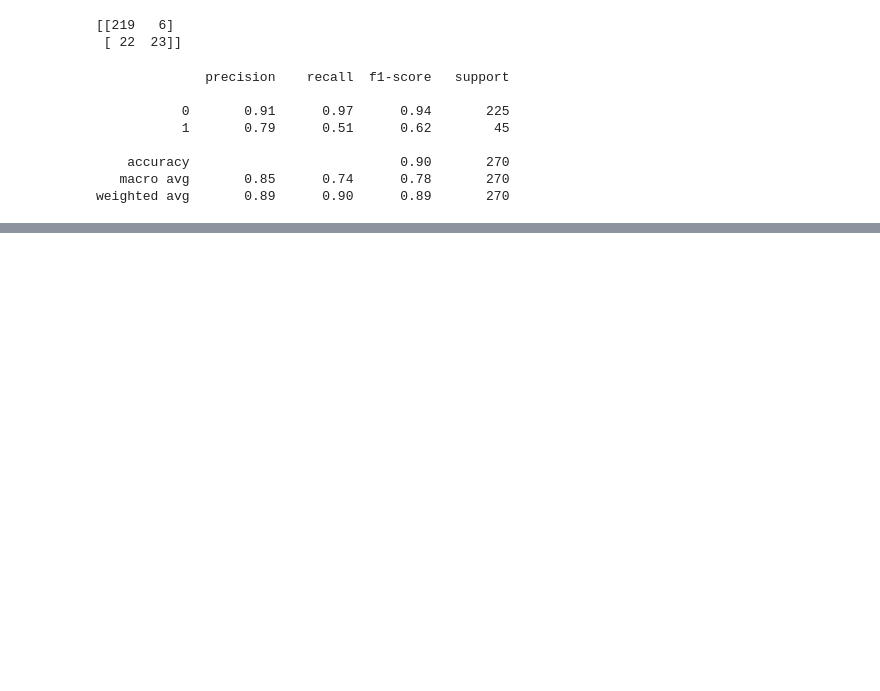
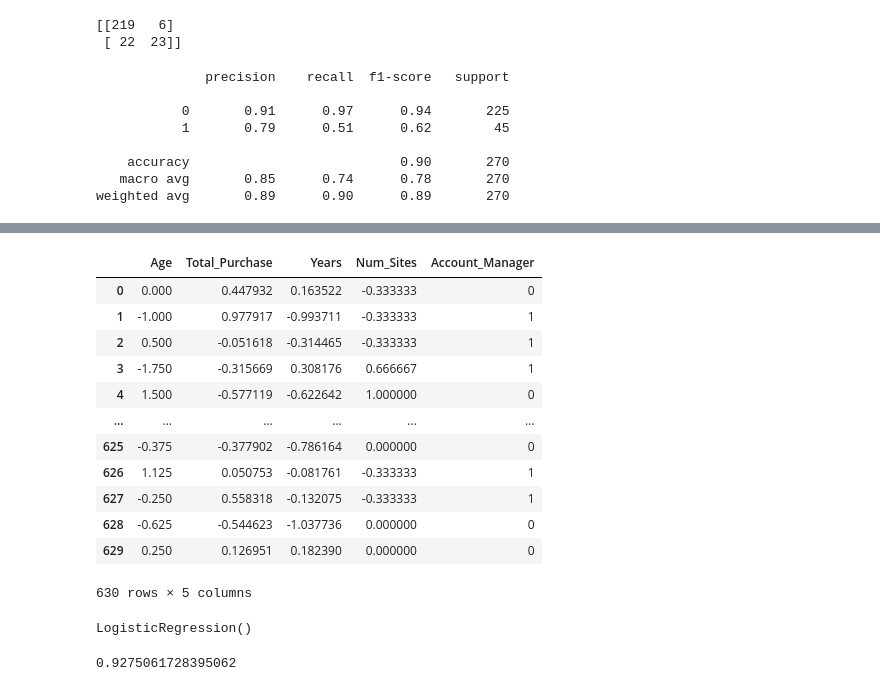
Before and after one commit to choeyunbeom/test-repo, a Jupyter notebook: 16.분류_문제.ipynb, the cells around one changed output, grey strips where cells are left out. Saved outputs shown, nothing was run; the diff lists cells and outputs as text; code cells hidden in the pictures; blank space fills up the shorter version.

```diff
--- a/16.분류_문제.ipynb
+++ b/16.분류_문제.ipynb
@@ -344,0 +381,2 @@ weighted avg       0.89      0.90      0.89       270
+# %%
+x_train3, x_test3, y_train3, y_test3 = train_test_split(x3, y3, test_size = 0.3, stratify = y3, random_state = 42)
@@ -344,0 +392,31 @@ weighted avg       0.89      0.90      0.89       270
+# %%
+rs2 = RobustScaler()
+scaled_train3 = rs2.fit_transform(x_train3.drop("Account_Manager", axis = 1))
+scaled_test3 = rs2.transform(x_test3.drop("Account_Manager", axis =1))
+# %%
+scaled_train3 = pd.concat([pd.DataFrame(scaled_train3).reset_index(drop= True), x_train3["Account_Manager"].reset_index(drop= True)], axis = 1).reset_index(drop= True)
+scaled_test3 = pd.concat([pd.DataFrame(scaled_test3).reset_index(drop= True), x_test3["Account_Manager"].reset_index(drop= True)], axis = 1).reset_index(drop= True)
+# %%
+scaled_train3.columns = x_train3.columns
+scaled_test3.columns = x_train3.columns
+# %%
+scaled_train3
+# %% [output]
+|  | Age | Total_Purchase | Years | Num_Sites | Account_Manager |
+| 0 | 0.000 | 0.447932 | 0.163522 | -0.333333 | 0 |
+| 1 | -1.000 | 0.977917 | -0.993711 | -0.333333 | 1 |
+| 2 | 0.500 | -0.051618 | -0.314465 | -0.333333 | 1 |
+| 3 | -1.750 | -0.315669 | 0.308176 | 0.666667 | 1 |
+| 4 | 1.500 | -0.577119 | -0.622642 | 1.000000 | 0 |
+| ... | ... | ... | ... | ... | ... |
+| 625 | -0.375 | -0.377902 | -0.786164 | 0.000000 | 0 |
+| 626 | 1.125 | 0.050753 | -0.081761 | -0.333333 | 1 |
+| 627 | -0.250 | 0.558318 | -0.132075 | -0.333333 | 1 |
+| 628 | -0.625 | -0.544623 | -1.037736 | 0.000000 | 0 |
+| 629 | 0.250 | 0.126951 | 0.182390 | 0.000000 | 0 |
+630 rows × 5 columns
+# %%
+logi3 = LogisticRegression()
+logi3.fit(scaled_train3, y_train3)
+# %% [output]
+LogisticRegression()
@@ -344,0 +428,4 @@ weighted avg       0.89      0.90      0.89       270
+# %%
+roc_auc_score(y_test3, pred_proba3)
+# %% [output]
+0.9275061728395062
```
Also changed, not shown: parts of 16 cells of this notebook.
